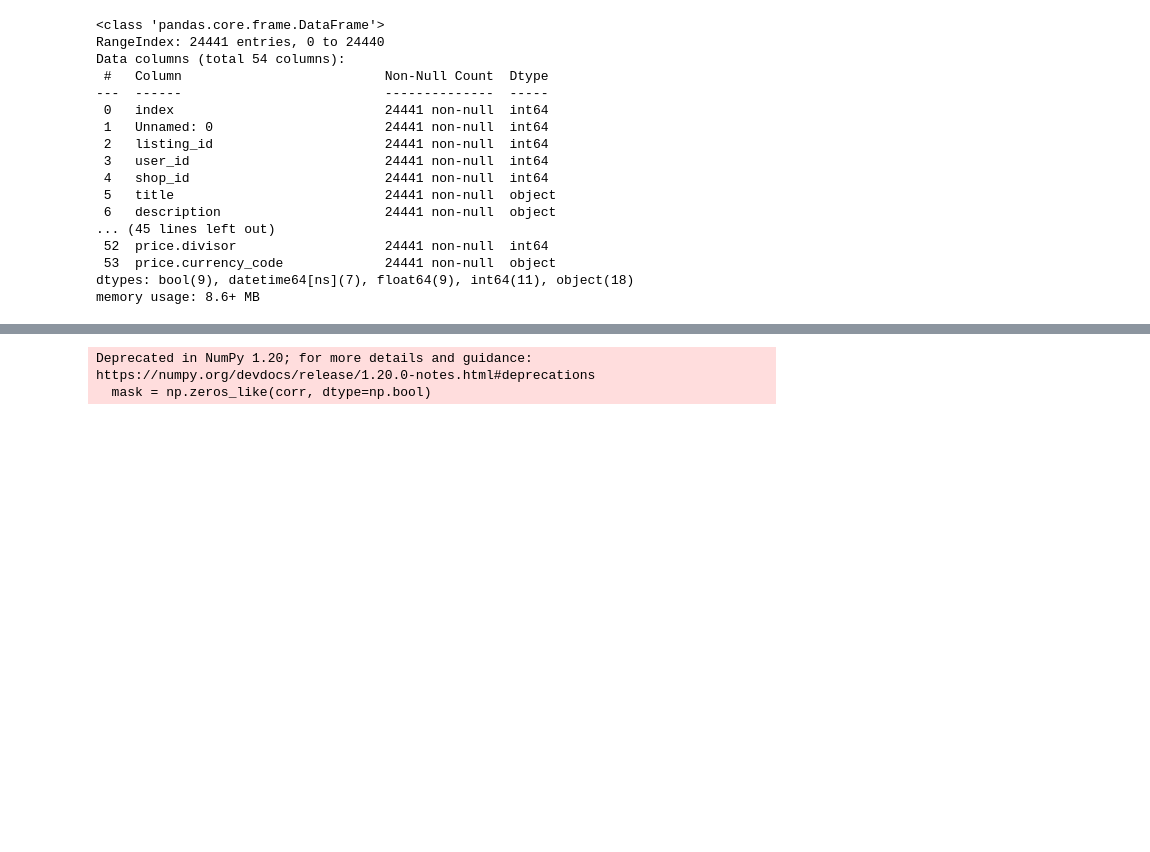
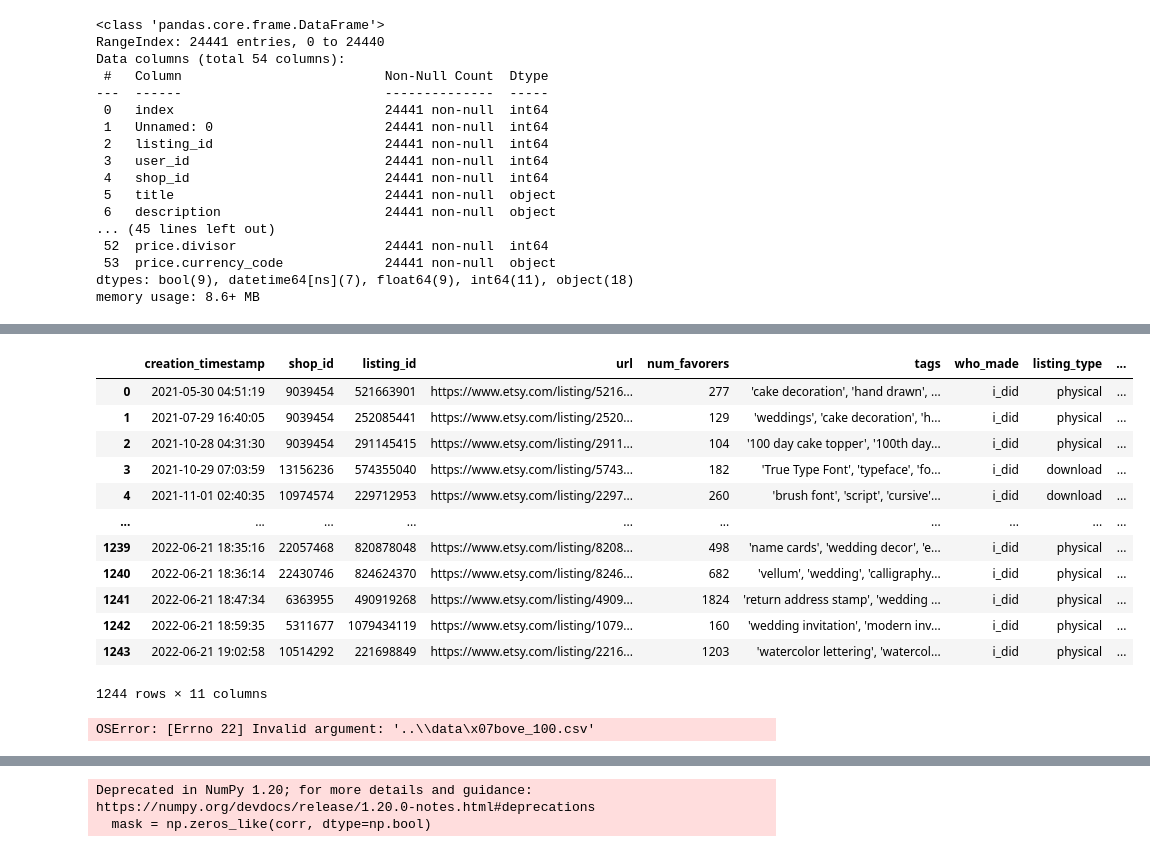
Before and after one commit to Megan1034/ETSY-CAPSTONE, a Jupyter notebook: ETSY Notebook/All listings CSV (home_wedding_paper)-Copy1.ipynb, the cells around one changed output, grey strips where cells are left out. Cells and saved outputs as stored; diff of their text form; code cells hidden in the pictures; blank space fills up the shorter version.

```diff
--- a/ETSY Notebook/All listings CSV (home_wedding_paper)-Copy1.ipynb
+++ b/ETSY Notebook/All listings CSV (home_wedding_paper)-Copy1.ipynb
@@ -168,0 +221,22 @@ no_dup_listing['tags'] = no_dup_listing['tags'].str.replace("'",'')
+# %%
+faves_above_100 = select_columns[select_columns["num_favorers"] > 100]
+faves_above_100.reset_index(drop=True)
+# %% [output]
+|  | creation_timestamp | shop_id | listing_id | url | num_favorers | tags | who_made | listing_type | ... |
+| 0 | 2021-05-30 04:51:19 | 9039454 | 521663901 | https://www.etsy.com/listing/5216... | 277 | 'cake decoration', 'hand drawn', ... | i_did | physical | ... |
+| 1 | 2021-07-29 16:40:05 | 9039454 | 252085441 | https://www.etsy.com/listing/2520... | 129 | 'weddings', 'cake decoration', 'h... | i_did | physical | ... |
+| 2 | 2021-10-28 04:31:30 | 9039454 | 291145415 | https://www.etsy.com/listing/2911... | 104 | '100 day cake topper', '100th day... | i_did | physical | ... |
+| 3 | 2021-10-29 07:03:59 | 13156236 | 574355040 | https://www.etsy.com/listing/5743... | 182 | 'True Type Font', 'typeface', 'fo... | i_did | download | ... |
+| 4 | 2021-11-01 02:40:35 | 10974574 | 229712953 | https://www.etsy.com/listing/2297... | 260 | 'brush font', 'script', 'cursive'... | i_did | download | ... |
+| ... | ... | ... | ... | ... | ... | ... | ... | ... | ... |
+| 1239 | 2022-06-21 18:35:16 | 22057468 | 820878048 | https://www.etsy.com/listing/8208... | 498 | 'name cards', 'wedding decor', 'e... | i_did | physical | ... |
+| 1240 | 2022-06-21 18:36:14 | 22430746 | 824624370 | https://www.etsy.com/listing/8246... | 682 | 'vellum', 'wedding', 'calligraphy... | i_did | physical | ... |
+| 1241 | 2022-06-21 18:47:34 | 6363955 | 490919268 | https://www.etsy.com/listing/4909... | 1824 | 'return address stamp', 'wedding ... | i_did | physical | ... |
+| 1242 | 2022-06-21 18:59:35 | 5311677 | 1079434119 | https://www.etsy.com/listing/1079... | 160 | 'wedding invitation', 'modern inv... | i_did | physical | ... |
+| 1243 | 2022-06-21 19:02:58 | 10514292 | 221698849 | https://www.etsy.com/listing/2216... | 1203 | 'watercolor lettering', 'watercol... | i_did | physical | ... |
+1244 rows × 11 columns
+# %%
+above_100_csv = pd.read_csv("..\data\above_100.csv")
+above_100_csv
+# %% [output]
+OSError: [Errno 22] Invalid argument: '..\\data\x07bove_100.csv'
```
Also changed, not shown: parts of 12 cells of this notebook, 1 other file.
